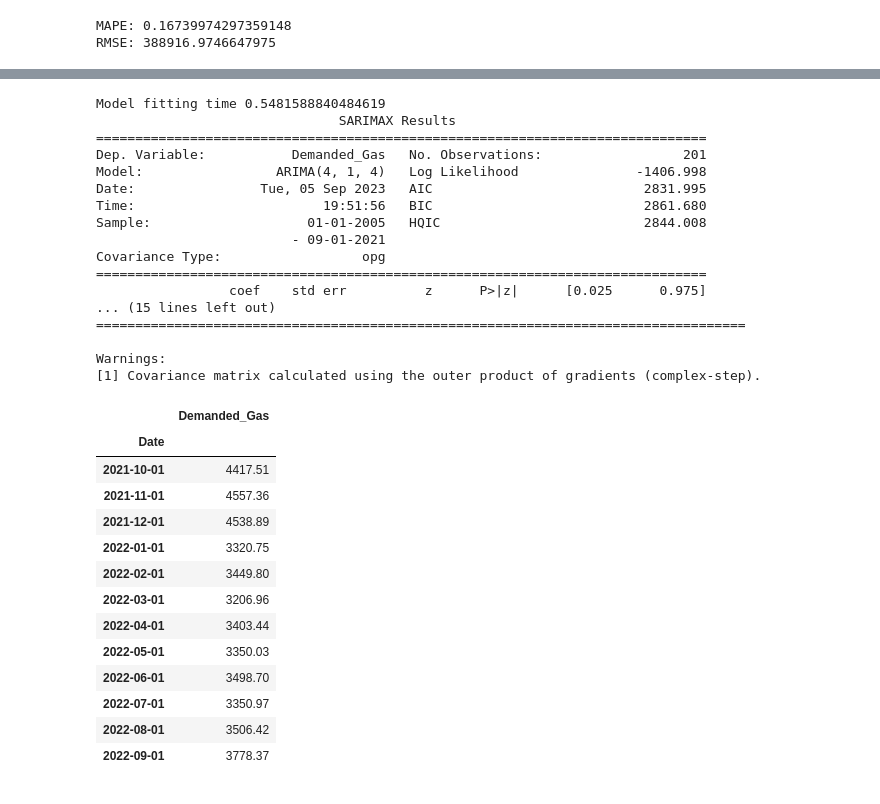
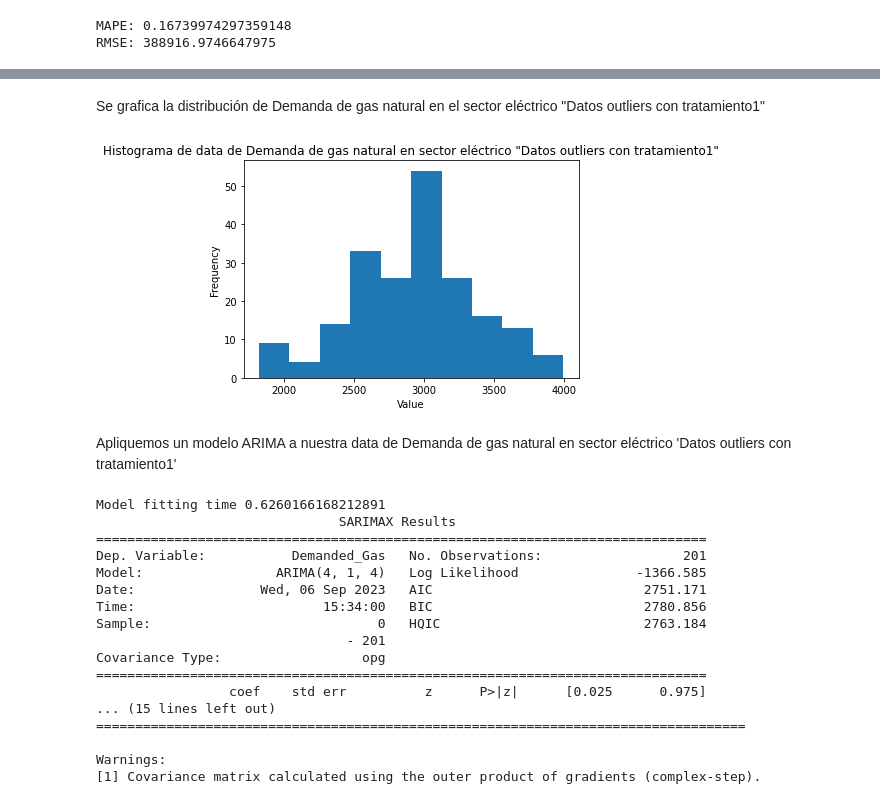
Before and after one commit to Sergio-Ibarra-1795/MIS_Tesis_GitHub, a Jupyter notebook: Demanda_electrico_series_con_tratamiento_FUNCIONA_v1.ipynb, the cells around one changed output, grey strips where cells are left out. Cells and saved outputs as stored; diff of their text form; code cells hidden in the pictures.

```diff
--- a/Demanda_electrico_series_con_tratamiento_FUNCIONA_v1.ipynb
+++ b/Demanda_electrico_series_con_tratamiento_FUNCIONA_v1.ipynb
@@ -371,4 +375,6 @@ RMSE: 388916.9746647975
 # %%
+outlier_threshold = 1.4
+
 import pandas as pd
 
 def remove_replace_outliers(data):
@@ -378,7 +384,7 @@ def remove_replace_outliers(data):
     IQR = Q3 - Q1
 
     # Identify outliers
-    outliers_mask = (data < (Q1 - 1.3 * IQR)) | (data > (Q3 + 1.3 * IQR))
+    outliers_mask = (data < (Q1 - outlier_threshold * IQR)) | (data > (Q3 + outlier_threshold * IQR))
 
     # Calculate the historical mean excluding outliers
     historical_mean = data[~outliers_mask].mean()
@@ -420,26 +417,42 @@ demanda_electrico_train_data
+# %% [markdown]
+Se grafica la distribución de Demanda de gas natural en el sector eléctrico "Datos outliers con tratamiento1"
+# %%
+# Generate the histogram
+plt.hist(demanda_electrico_tratamiento1_train_data, bins=10)  # Adjust the number of bins as per your data
+
+# Add labels and title
+plt.xlabel('Value')
+plt.ylabel('Frequency')
+plt.title('Histograma de data de Demanda de gas natural en sector eléctrico "Datos outliers con tratamiento1"')
+
+# Display the plot
+plt.show()
+# %% [output]
+[figure, added]
+# %% [markdown]
+Apliquemos un modelo ARIMA a nuestra data de Demanda de gas natural en sector eléctrico 'Datos outliers con tratamiento1'
 # %%
-
 ##Create the model
-model_ARIMA_electrico = ARIMA (demanda_electrico_train_data, order=(4,1,4))
+model_ARIMA_electrico_tratamiento1 = ARIMA (demanda_electrico_tratamiento1_train_data, order=(4,1,4))
 
 ##Fit the model
 start = time()
-model_ARIMA_electrico_fit = model_ARIMA_electrico.fit()
+model_ARIMA_electrico_tratamiento1_fit = model_ARIMA_electrico_tratamiento1.fit()
 end = time()
 print('Model fitting time', end-start)
 
 ##Summary of the model
-print(model_ARIMA_electrico_fit.summary())
+print(model_ARIMA_electrico_tratamiento1_fit.summary())
 # %% [output]
-Model fitting time 0.5481588840484619
+Model fitting time 0.6260166168212891
                                SARIMAX Results
 ==============================================================================
 Dep. Variable:           Demanded_Gas   No. Observations:                  201
-Model:                 ARIMA(4, 1, 4)   Log Likelihood               -1406.998
-Date:                Tue, 05 Sep 2023   AIC                           2831.995
-Time:                        19:51:56   BIC                           2861.680
-Sample:                    01-01-2005   HQIC                          2844.008
-                         - 09-01-2021
+Model:                 ARIMA(4, 1, 4)   Log Likelihood               -1366.585
+Date:                Wed, 06 Sep 2023   AIC                           2751.171
+Time:                        15:34:00   BIC                           2780.856
+Sample:                             0   HQIC                          2763.184
+                                - 201
 Covariance Type:                  opg
 ==============================================================================
                  coef    std err          z      P>|z|      [0.025      0.975]
@@ -448,20 +461,3 @@ Covariance Type:                  opg
 
 Warnings:
 [1] Covariance matrix calculated using the outer product of gradients (complex-step).
-# %%
-demanda_electrico_test_data
-# %% [output]
-|  | Demanded_Gas |
-| Date |  |
-| 2021-10-01 | 4417.51 |
-| 2021-11-01 | 4557.36 |
-| 2021-12-01 | 4538.89 |
-| 2022-01-01 | 3320.75 |
-| 2022-02-01 | 3449.80 |
-| 2022-03-01 | 3206.96 |
-| 2022-04-01 | 3403.44 |
-| 2022-05-01 | 3350.03 |
-| 2022-06-01 | 3498.70 |
-| 2022-07-01 | 3350.97 |
-| 2022-08-01 | 3506.42 |
-| 2022-09-01 | 3778.37 |
```
Also changed, not shown: parts of 12 cells of this notebook.
